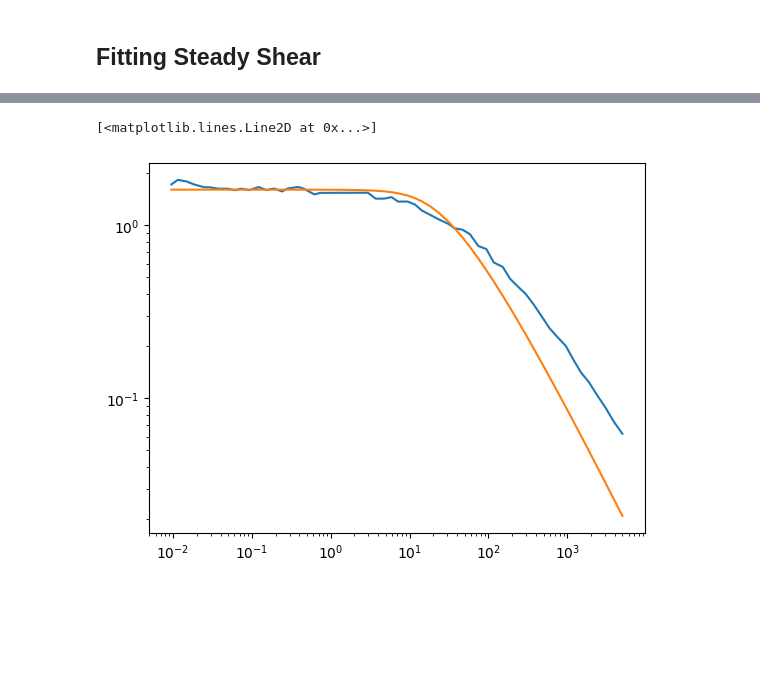
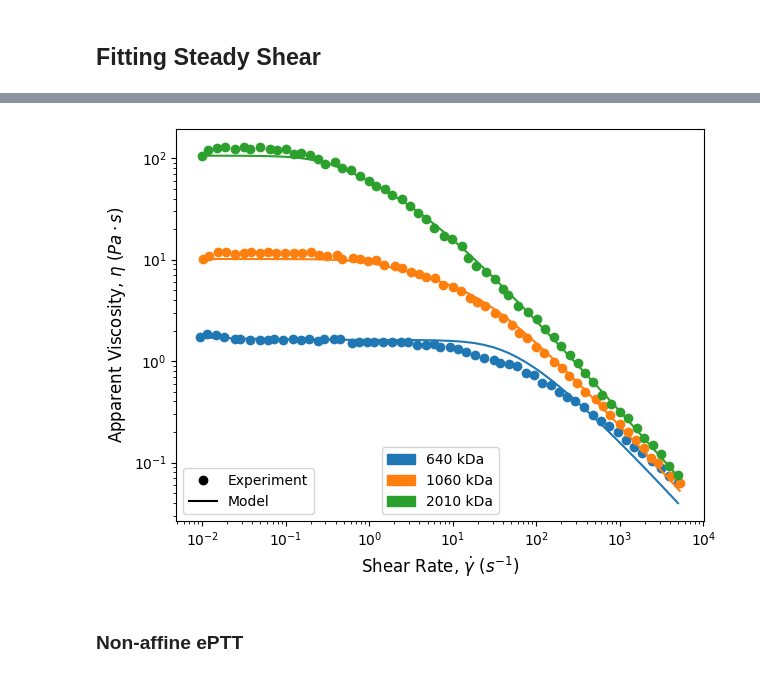
Before and after one commit to apz62/BIEN-514, a Jupyter notebook: Final Project.ipynb, the cells around one changed output, grey strips where cells are left out. Saved outputs shown, nothing was run; the diff lists cells and outputs as text; code cells hidden in the pictures; blank space fills up the shorter version.

```diff
--- a/Final Project.ipynb
+++ b/Final Project.ipynb
@@ -326,10 +323,0 @@ plt.loglog(data['Shear rate'], test[1]*data['Shear rate'])
-# %%
-plt.loglog(data['Shear rate'], data['Viscosity'])
-# plt.loglog(data['Shear rate'], np.add(*test))
-
-
-test2 = eta_vector(data['Shear rate'], 1.61, 10, 0.02)
-plt.loglog(data['Shear rate'], test2)
-# %% [output]
-[<matplotlib.lines.Line2D at 0x...>]
-[figure, removed]
@@ -335,0 +328,30 @@ plt.loglog(data['Shear rate'], test2)
+# %%
+fig, ax = plt.subplots(1, 1)
+
+plot_steady(steady640, ax, '640 kDa', type='Exp')
+plot_steady(steady1060, ax, '1060 kDa',  type='Exp')
+plot_steady(steady2010, ax, '2010 kDa',  type='Exp')
+
+mw_handles = [Patch(color='tab:blue', label='640 kDa'),
+            Patch(color='tab:orange', label='1060 kDa'),
+            Patch(color='tab:green', label='2010 kDa')]
+
+mw_legend = ax.legend(handles=mw_handles, loc='lower center')
+ax.add_artist(mw_legend)
+
+mod_handles = [
+    Line2D([0], [0], color='black', marker='o', ls=''),
+    Line2D([0], [0], color='black', ls='-'),
+]
+
+mod_labels = [r"Experiment",
+              r"Model"]
+
+ax.legend(handles=mod_handles, labels=mod_labels, loc='lower left')
+
+fig.tight_layout()
+fig.savefig('exp.svg')
+# %% [output]
+[figure, added]
+# %% [markdown]
+### Non-affine ePTT
```
Also changed, not shown: parts of 24 cells of this notebook, 4 other files.
